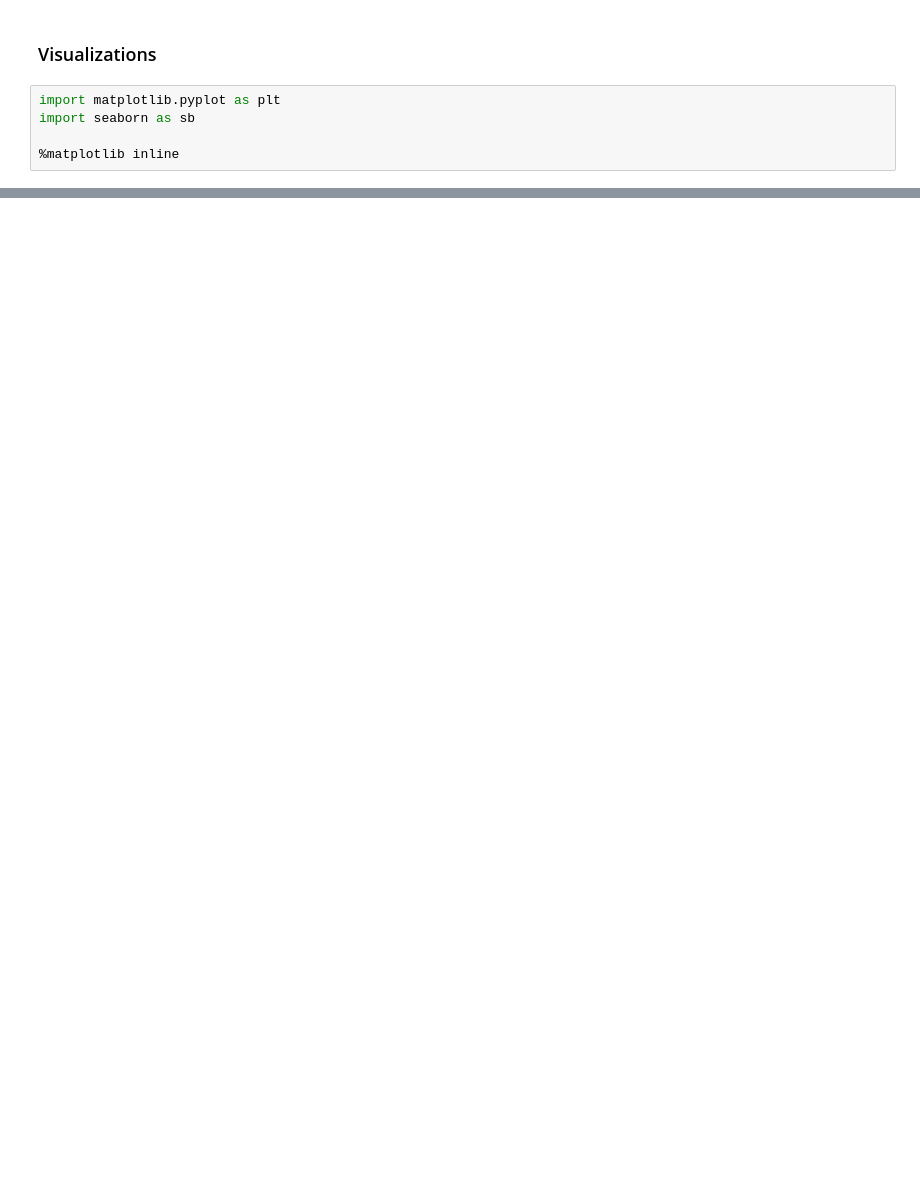
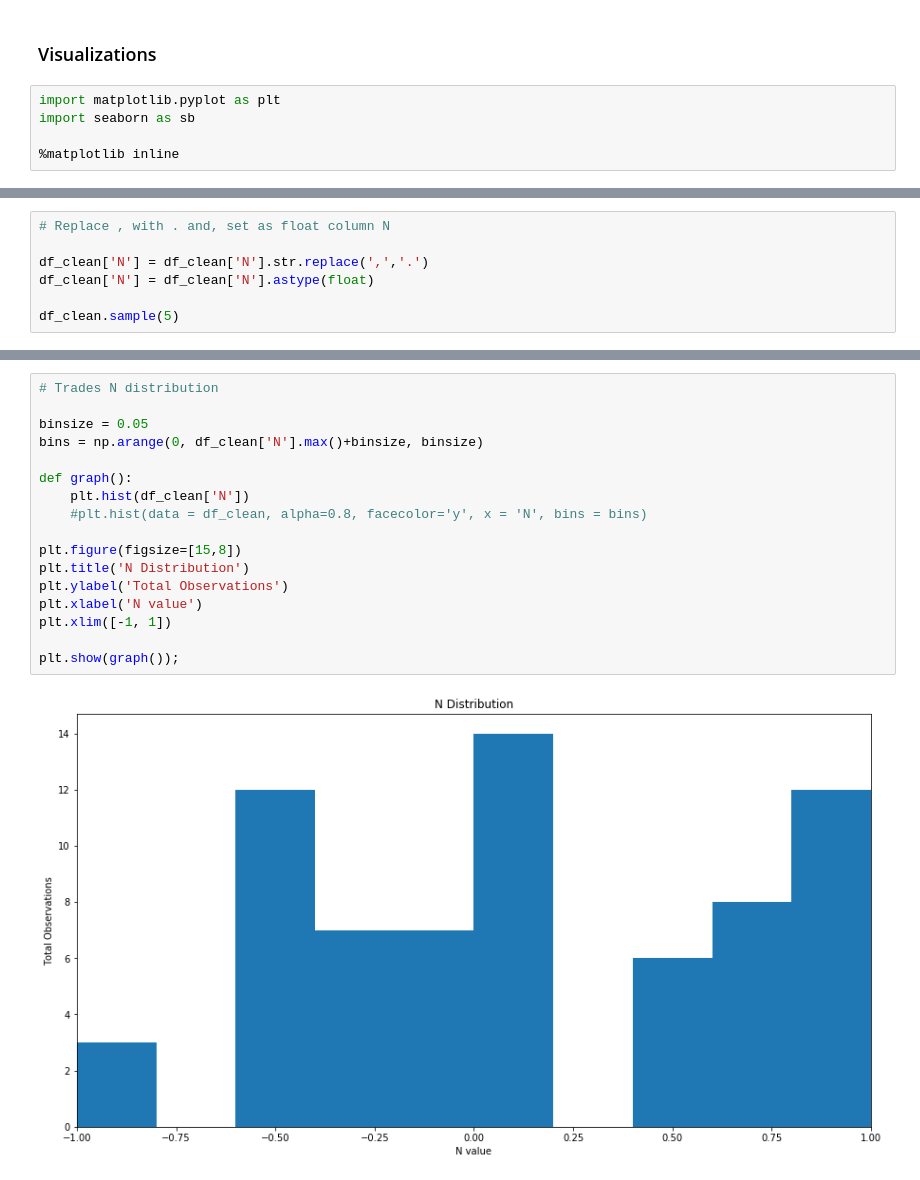
Before and after one commit to ajmal017/trading-system-analysis, a Jupyter notebook: trading-system-analysis.ipynb, the cells around one changed output, grey strips where cells are left out. Saved outputs shown, nothing was run; the diff lists cells and outputs as text; blank space fills up the shorter version.

```diff
--- a/trading-system-analysis.ipynb
+++ b/trading-system-analysis.ipynb
@@ -243,0 +280,7 @@ plt.show(graph());
+# %%
+# Replace , with . and, set as float column N
+
+df_clean['N'] = df_clean['N'].str.replace(',','.')
+df_clean['N'] = df_clean['N'].astype(float)
+
+df_clean.sample(5)
@@ -243,0 +294,19 @@ plt.show(graph());
+# %%
+# Trades N distribution
+
+binsize = 0.05
+bins = np.arange(0, df_clean['N'].max()+binsize, binsize)
+
+def graph():
+    plt.hist(df_clean['N'])
+    #plt.hist(data = df_clean, alpha=0.8, facecolor='y', x = 'N', bins = bins)
+
+plt.figure(figsize=[15,8])
+plt.title('N Distribution')
+plt.ylabel('Total Observations')
+plt.xlabel('N value')
+plt.xlim([-1, 1])
+
+plt.show(graph());
+# %% [output]
+[figure, added]
```
Also changed, not shown: parts of 22 cells of this notebook.
